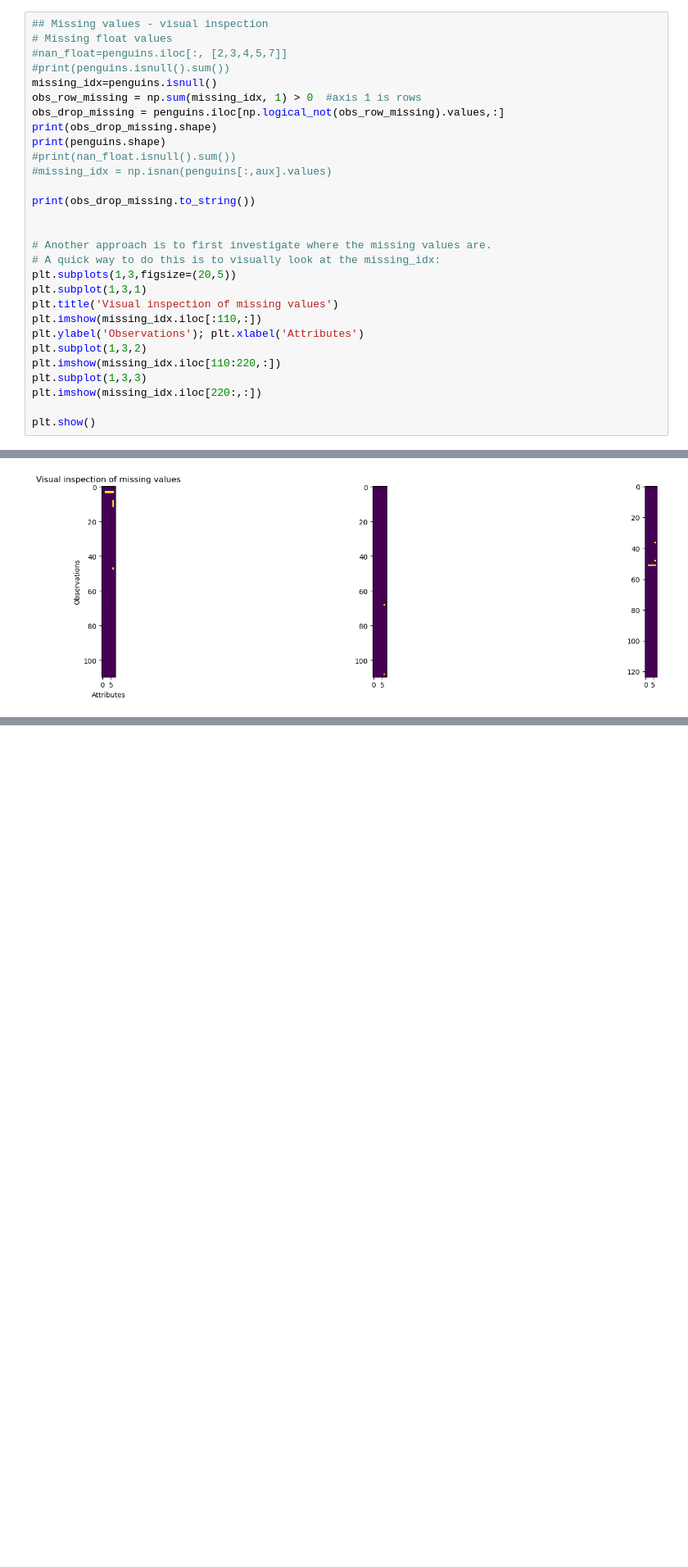
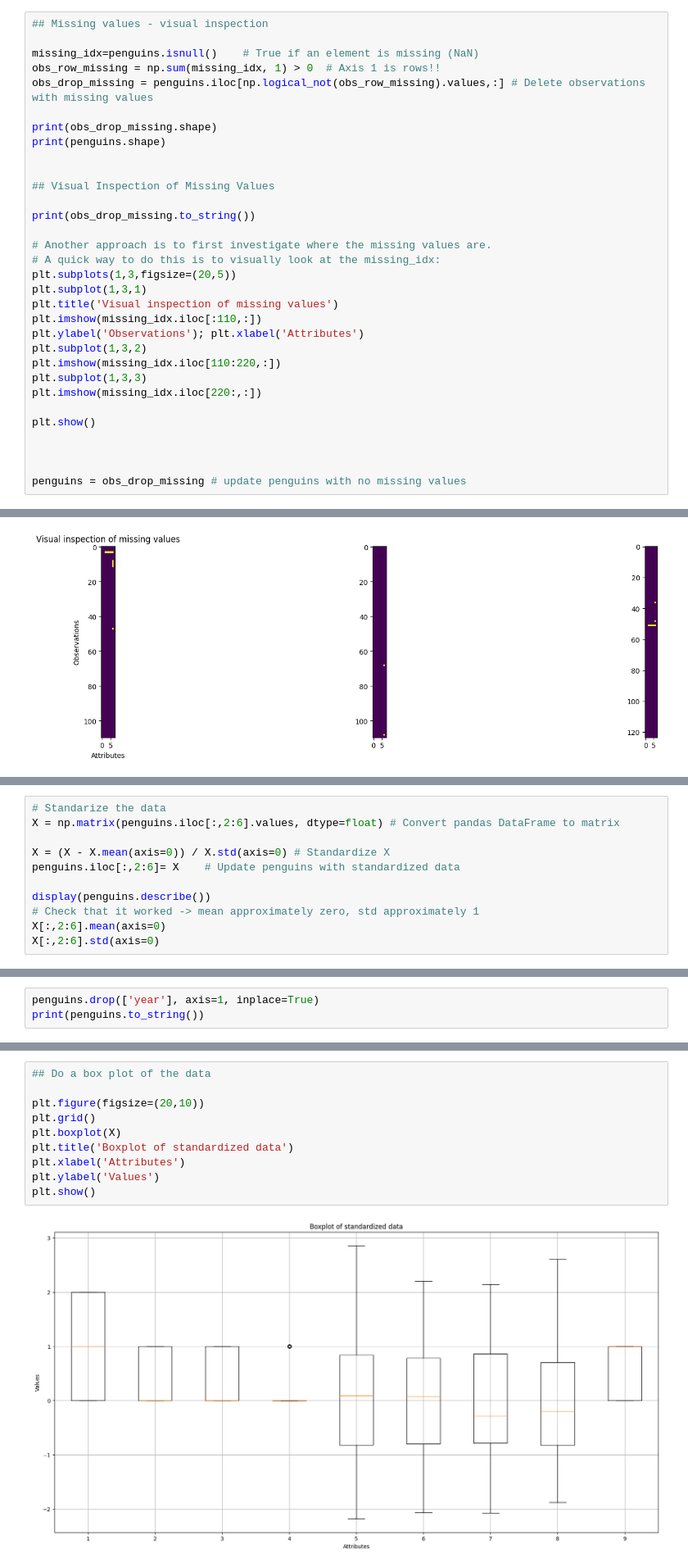
Before and after one commit to Brizzum/ML-reports, a Jupyter notebook: R1.ipynb, the cells around one changed output, grey strips where cells are left out. Shown at 82% size. Saved outputs shown, nothing was run; the diff lists cells and outputs as text; blank space fills up the shorter version.

```diff
--- a/R1.ipynb
+++ b/R1.ipynb
@@ -50,18 +54,17 @@ Only problem seems to be the Nans, those objects (rows) will now be deleted.
 # %%
 ## Missing values - visual inspection
-# Missing float values
-#nan_float=penguins.iloc[:, [2,3,4,5,7]]
-#print(penguins.isnull().sum())
-missing_idx=penguins.isnull()
-obs_row_missing = np.sum(missing_idx, 1) > 0  #axis 1 is rows
-obs_drop_missing = penguins.iloc[np.logical_not(obs_row_missing).values,:]
+
+missing_idx=penguins.isnull()    # True if an element is missing (NaN)
+obs_row_missing = np.sum(missing_idx, 1) > 0  # Axis 1 is rows!!
+obs_drop_missing = penguins.iloc[np.logical_not(obs_row_missing).values,:] # Delete observations with missing values
+
 print(obs_drop_missing.shape)
 print(penguins.shape)
-#print(nan_float.isnull().sum())
-#missing_idx = np.isnan(penguins[:,aux].values)
+
+
+## Visual Inspection of Missing Values
 
 print(obs_drop_missing.to_string())
-
 
 # Another approach is to first investigate where the missing values are.
 # A quick way to do this is to visually look at the missing_idx:
@@ -76,6 +79,10 @@ plt.subplot(1,3,3)
 plt.imshow(missing_idx.iloc[220:,:])
 
 plt.show()
+
+
+
+penguins = obs_drop_missing # update penguins with no missing values
 # %% [output]
 (333, 8)
 (344, 8)
@@ -102,0 +107,11 @@ May automatise.
+# %%
+# Standarize the data
+X = np.matrix(penguins.iloc[:,2:6].values, dtype=float) # Convert pandas DataFrame to matrix
+
+X = (X - X.mean(axis=0)) / X.std(axis=0) # Standardize X
+penguins.iloc[:,2:6]= X    # Update penguins with standardized data
+
+display(penguins.describe())
+# Check that it worked -> mean approximately zero, std approximately 1
+X[:,2:6].mean(axis=0)
+X[:,2:6].std(axis=0)
@@ -102,0 +131,3 @@ May automatise.
+# %%
+penguins.drop(['year'], axis=1, inplace=True)
+print(penguins.to_string())
@@ -154,0 +234,12 @@ array([[1, 0, 0, ..., 3750.0, 'male', 2007],
+# %%
+## Do a box plot of the data
+
+plt.figure(figsize=(20,10))
+plt.grid()
+plt.boxplot(X)
+plt.title('Boxplot of standardized data')
+plt.xlabel('Attributes')
+plt.ylabel('Values')
+plt.show()
+# %% [output]
+[figure, added]
```
Also changed, not shown: parts of 19 cells of this notebook.
